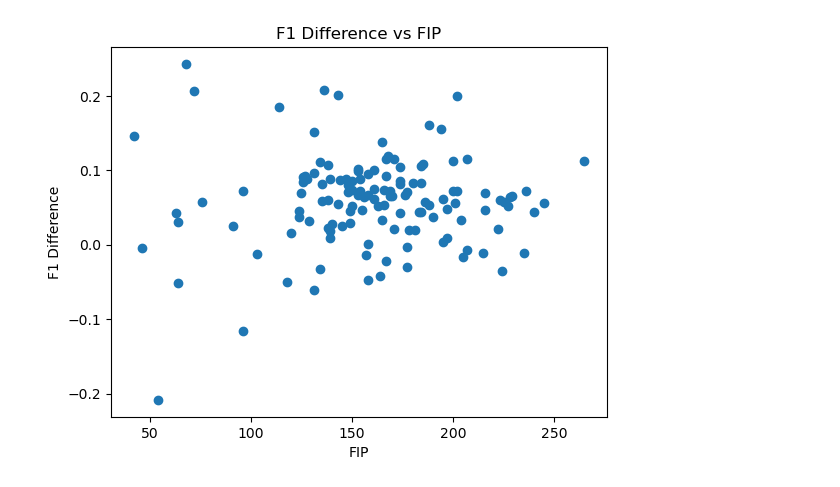
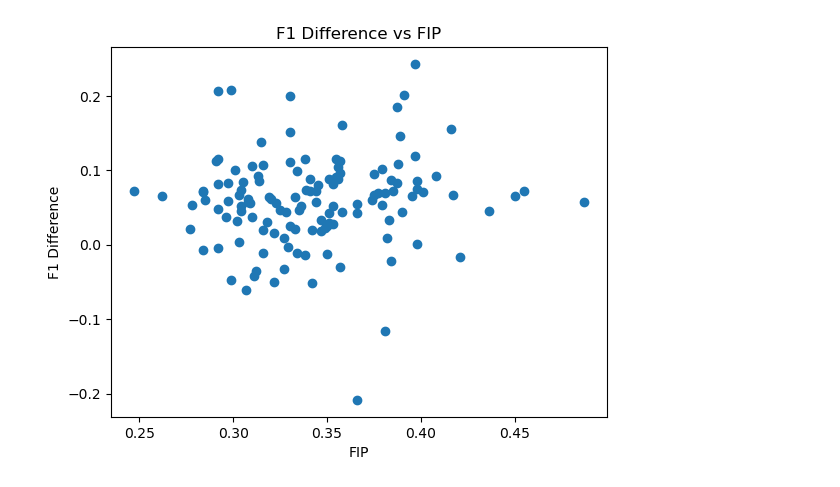
Before and after one commit to BrianMcG45/DS-Capstone, a Jupyter notebook: capstone.ipynb, the cells around one changed output. Cells and saved outputs as stored; diff of their text form; code cells hidden in the pictures.

```diff
--- a/capstone.ipynb
+++ b/capstone.ipynb
@@ -19,0 +143,30 @@ from sklearn.metrics import accuracy_score, f1_score, log_loss
+# %%
+# PART NINE! or something like that
+for i in range(555):
+    df = crit_pdfs[i][2].copy()
+    preds_df = predictions[i]
+    df = df.merge(
+        preds_df[['orig_index', 'actual_pitch', 'predicted_pitch', 'confidence']],
+        left_index=True,
+        right_on='orig_index',
+        how='left'
+    )
+    df = df.set_index('orig_index')
+    crit_pdfs[i][2] = df
+# %%
+# PART TEN!
+ctgs_dfs = []
+for season in crit_pdfs:
+    df = season[2]
+    df = df[df['actual_pitch'].notna()]
+    df = df[['whiff', 'called_strike', 'CSW', 'barrel', 'actual_pitch', 'predicted_pitch', 'confidence']]
+    ctgs_dfs.append([season[0], season[1], df, season[3]])
+# %%
+# PART ELEVEN!
+all_data = []
+for season in ctgs_dfs:
+    df = season[2].copy()
+    df['season'] = season[1]
+    df['pitcher_id'] = season[3]
+    all_data.append(df)
+all_pdf = pd.concat(all_data, ignore_index=True)
@@ -19,0 +211,10 @@ from sklearn.metrics import accuracy_score, f1_score, log_loss
+# %%
+# PART NINE! Create Random Forests
+plls = []
+predictions = []
+for i in range(len(rf_dfs)):
+    df = rf_dfs[i][2]
+    pll, results = createRandomForests1(df)
+    plls.append(pll)
+    predictions.append(results)
+    print(i)
@@ -52,10 +428,10 @@ clusters = profiles_df[['IDfg', 'Season', 'cluster']]
 mets_suc = pd.merge(mets_suc, clusters, on=["IDfg", "Season"], how="left")
 cluster1 = mets_suc[mets_suc['cluster'] == 1]
 # %%
-plt.scatter(cluster1['SO'], cluster1['f1_diff'])
+plt.scatter(cluster1['HardHit%'], cluster1['f1_diff'])
 plt.xlabel('FIP')
 plt.ylabel('F1 Difference')
 plt.title('F1 Difference vs FIP')
 plt.show()
 # %% [output]
-[figure, old version]
+[figure, new version]
```
Also changed, not shown: parts of 44 cells of this notebook.
